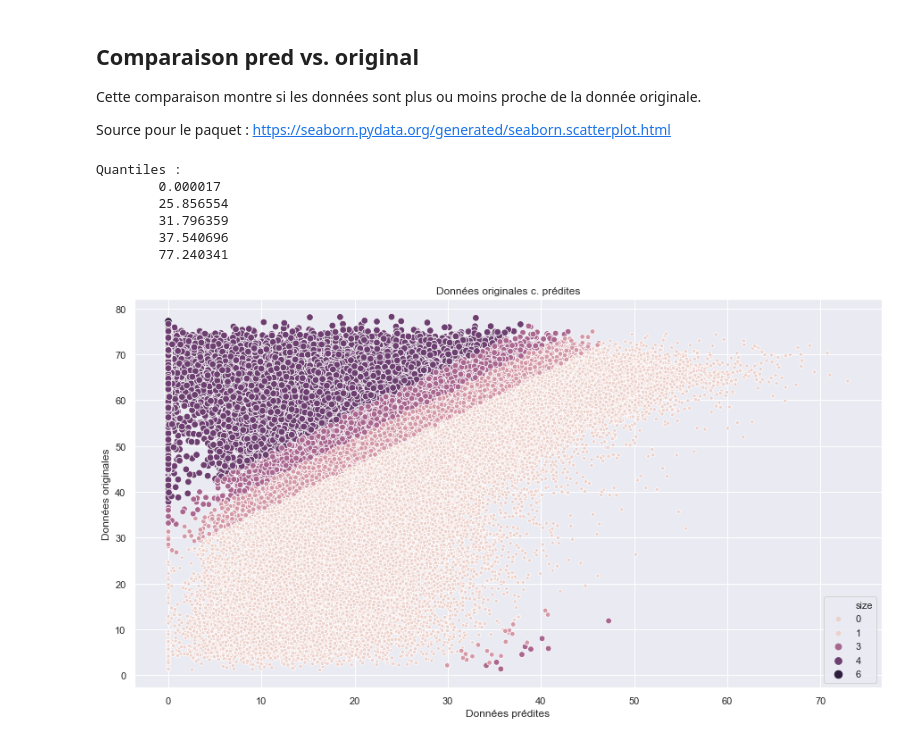
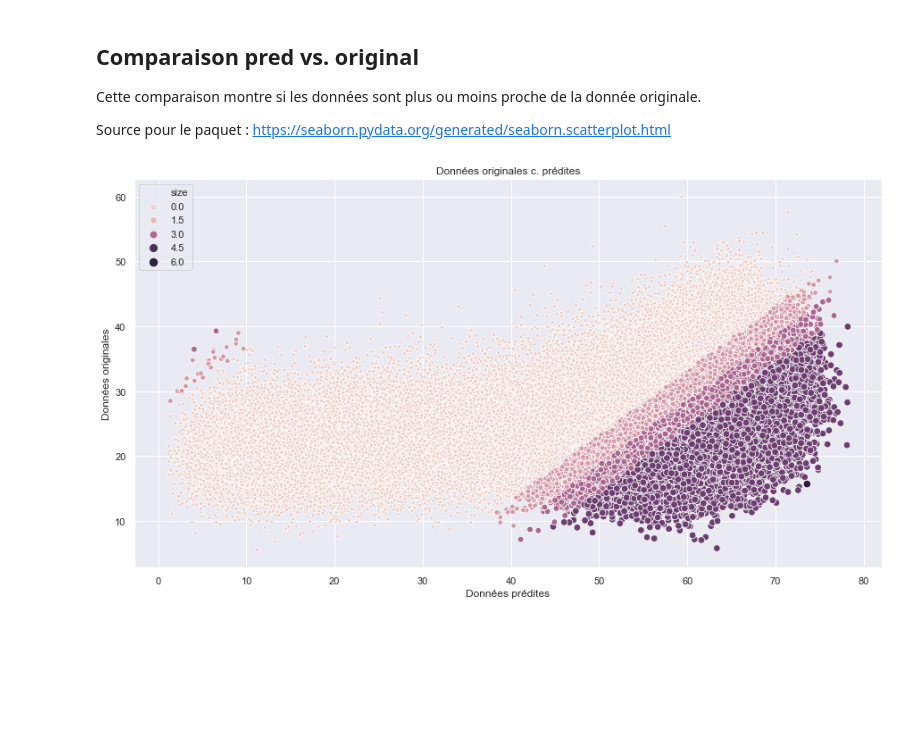
Before and after one commit to antoML/sysfac, a Jupyter notebook: 00_resultats.ipynb, the cells around one changed output. Saved outputs shown, nothing was run; the diff lists cells and outputs as text; code cells hidden in the pictures; blank space fills up the shorter version.

```diff
--- a/00_resultats.ipynb
+++ b/00_resultats.ipynb
@@ -51,15 +32,2 @@ print(chemin_complet, " ", chemin_binaire, " ", chemin_pred)
-# %%
-## Charger la matrice binaire (pour trouver les index)
-matrice_complet = scipy.io.loadmat(chemin_complet)
-matrice_complet = matrice_complet["mat"]
-
-# Charger la matrice de données prédites
-matrice_binaire = scipy.io.loadmat(chemin_binaire)
-matrice_binaire = matrice_binaire["mat"]
-index = np.where(matrice_binaire == 0) # Index des valeurs à prédire
-
-## Charger la matrice de données complètes
-matrice_pred = scipy.io.loadmat(chemin_pred)
-matrice_pred = matrice_pred["mat"]
 # %% [markdown]
 # Présentation des résultats
@@ -78,0 +34,12 @@ print((rmse, mape))
+# %%
+dossier = "./exp"
+dossier_donnees = "/transport_Seattle"
+donnees = "seattle"
+format_donnees = "50"
+manquants = "50"
+methode = "FMNN"
+type_entrainement = "simple"
+
+"{:}{:}/{:}_{:}_{:}_{:}-{:}".format(dossier, dossier_donnees, donnees,
+                                   format_donnees, manquants, methode,
+                                   type_entrainement)
@@ -129,54 +173,22 @@ Cette comparaison montre si les données sont plus ou moins proche de la donnée
 
 
 Source pour le paquet : https://seaborn.pydata.org/generated/seaborn.scatterplot.html
-# %%
-## Préparation des données
-
-## Capter les index des éléments imputés
-x_pred = matrice_pred[index]
-y_original = matrice_complet[index]
-
-## Avoir la distance entre les deux éléments
-dist_axe = np.abs(x_pred - y_original)
-
-## Créer un dataframe en forme "longue"
-df = pd.DataFrame([x_pred, y_original, dist_axe]).T
-df.columns = ['x_pred', 'y_original', 'dist_axe']
-
-# Déterminer des quantiles pour le graphique
-q0 = df.dist_axe.quantile(0.0)
-q1 = df.dist_axe.quantile(0.25)
-q2 = df.dist_axe.quantile(0.5)
-q3 = df.dist_axe.quantile(0.75)
-q4 = df.dist_axe.quantile(1.0)
-
-## Créer une colonne avec les catégories
-df['size'] = [
-    1 if q1 > x >= q0 else
-    2 if q2 > x >= q1 else 3 if q3 > x >= q2 else 4 if q4 > x >= q3 else 5
-    for x in df['dist_axe']
-]
-
-print((
-    "Quantiles : \n\t{0:6f} \n\t{1:6f} \n\t{2:6f} \n\t{3:6f} \n\t{4:6f}"
-    .format(q0, q1, q2, q3, q4)))
-# %% [output]
-Quantiles :
-        0.000017
-        25.856554
-        31.796359
-        37.540696
-        77.240341
+# %%
+## Chargement des données comparatives
+nom_fichier = "_index-comparaison"
+fichier_comparaisons = "{:}{:}{:}{:}.mat".format(dossier_exp, dossier, fichier_pred, nom_fichier)
+df_comparaisons = scipy.io.loadmat(fichier_comparaisons)["index_comparaison"]
+df_comparaisons = pd.DataFrame(df_comparaisons, columns = ['x_pred', 'y_original', 'dist_axe', "size"])
 # %%
 # Plus le cercle est foncé, moins la prédiction est proche de la vraie valeur
 plt.figure(figsize=(15,8))
 ax = sns.scatterplot(x="x_pred",
                      y="y_original",
                      hue="size",
                      size="size",
-                     data=df)
+                     data=df_comparaisons)
 
 ax.set(xlabel='Données prédites', ylabel='Données originales', title = "Données originales c. prédites")
 plt.show()
 # %% [output]
-[figure, old version]
+[figure, new version]
```
Also changed, not shown: parts of 20 cells of this notebook, 29 other files.
